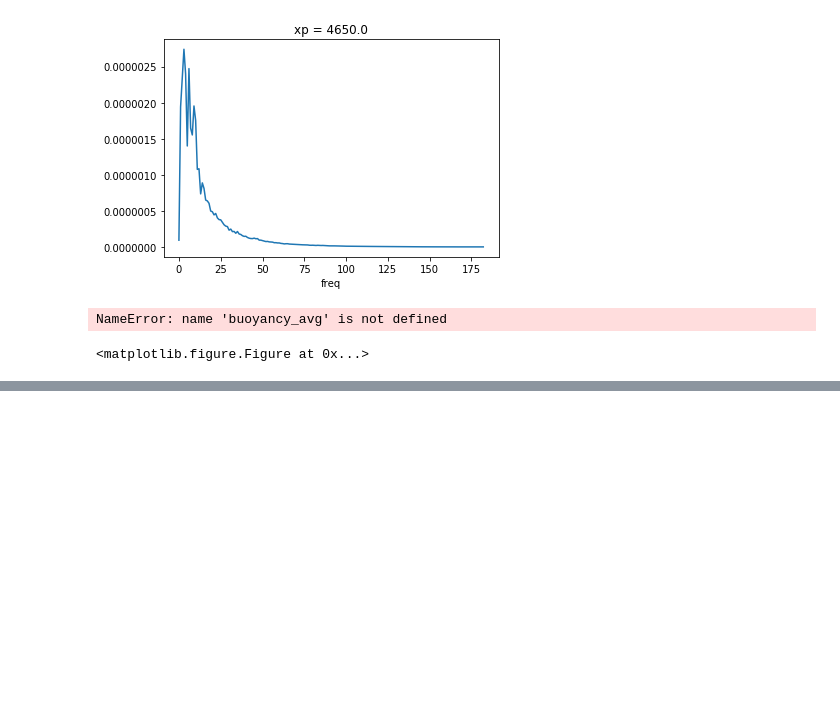
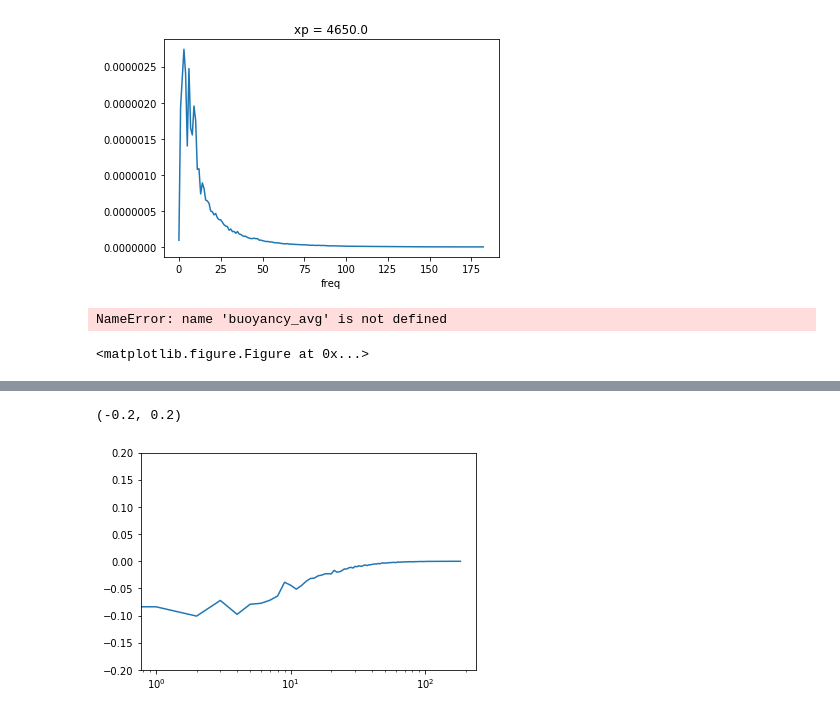
Before and after one commit to paigem/QGCM_spec_analysis, a Jupyter notebook: QGCM_spec_analysis_Paige.ipynb, the cells around one changed output, grey strips where cells are left out. Saved outputs shown, nothing was run; the diff lists cells and outputs as text; code cells hidden in the pictures; blank space fills up the shorter version.

```diff
--- a/QGCM_spec_analysis_Paige.ipynb
+++ b/QGCM_spec_analysis_Paige.ipynb
@@ -632,0 +611,12 @@ PE_sum.plot()
+# %%
+# With time detrend/window before FFT
+#PE_sum_constantdetrend = PE_sum
+#np.save("TPE1_output013",PE_sum)
+
+plt.figure()
+plt.plot(PE_sum)
+plt.xscale('log')
+plt.ylim([-.2,.2])
+# %% [output]
+(-0.2, 0.2)
+[figure, added]
```
Also changed, not shown: parts of 10 cells of this notebook.
